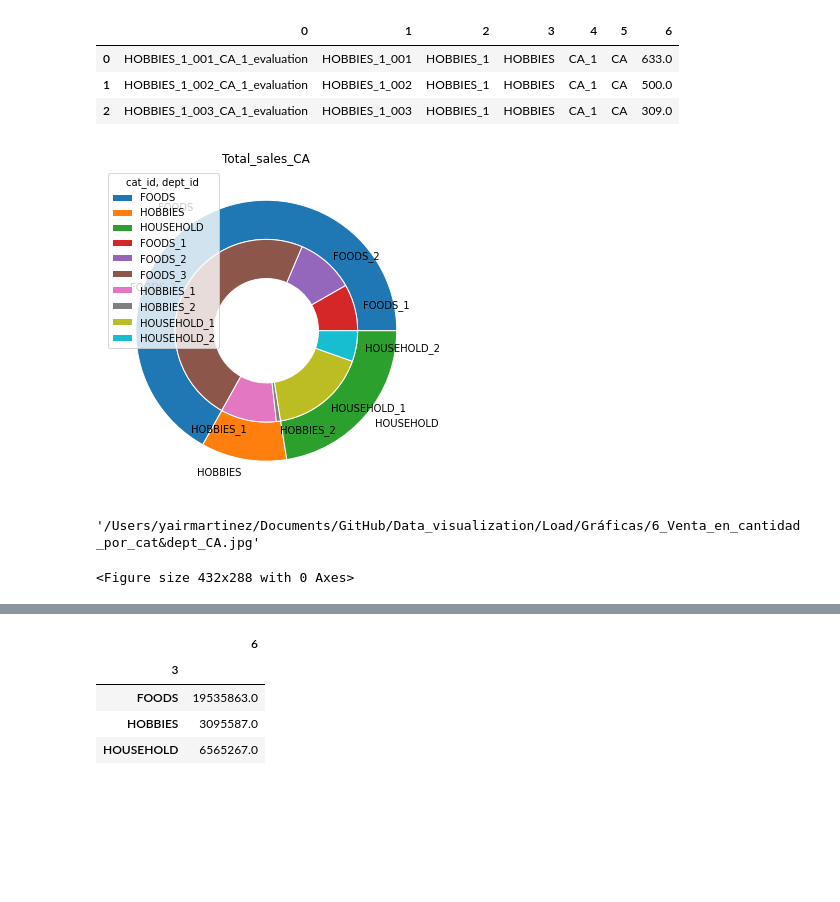
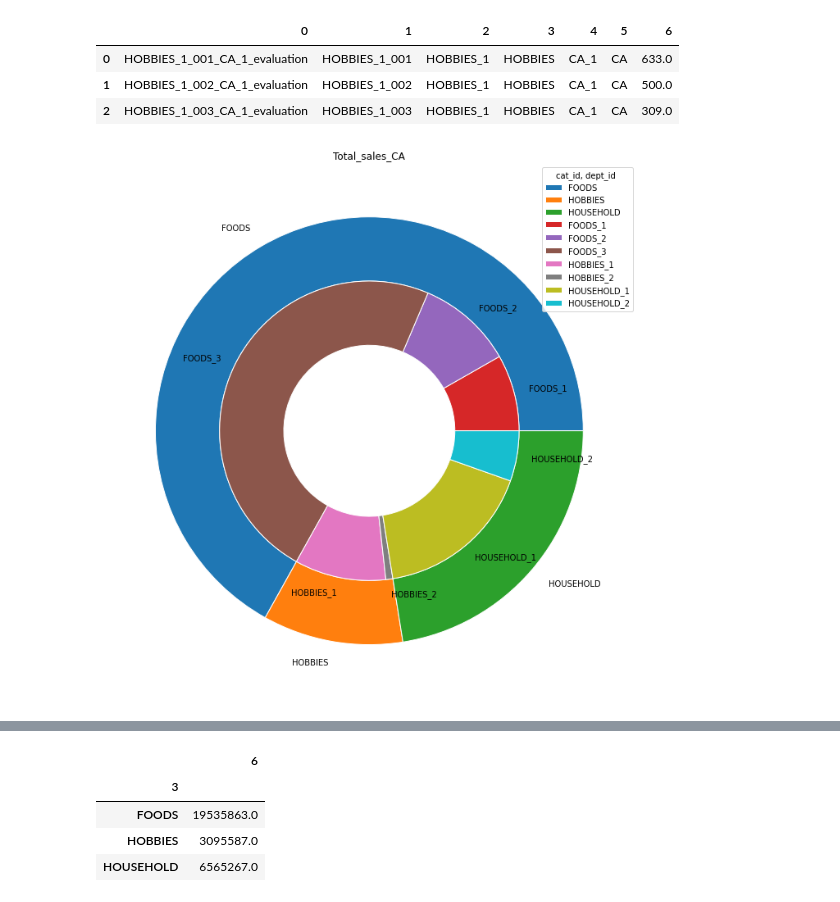
Before and after one commit to lymc33/Data_visualization, a Jupyter notebook: 5_Dashboard_3.ipynb, the cells around one changed output, grey strips where cells are left out. Drawn from its saved outputs; the diff is of its cells as text; code cells hidden in the pictures; blank space fills up the shorter version.

```diff
--- a/5_Dashboard_3.ipynb
+++ b/5_Dashboard_3.ipynb
@@ -114,32 +114,31 @@ df1_CA.head(3)
 # %%
 outer= df1_CA.groupby(3).sum()
 inner= df1_CA.groupby([3,2]).sum()
 inner_labbels = inner.index.get_level_values(1)
 
-fig, ax = plt.subplots(figsize= (6,6))
+fig, ax = plt.subplots(figsize= (12,12))
 
 ax.pie(outer.values.flatten(), radius=1,
        labels=outer.index,
        # autopct='%1.2f%%',
        wedgeprops=dict(width=.3, edgecolor='w'))
 
 ax.pie(inner.values.flatten(), radius=1-.3,
        labels = inner_labbels,
        wedgeprops=dict(width=.3, edgecolor='w'))
 
 ax.set(aspect="equal", title='Total_sales_CA')
 
 plt.legend(title= 'cat_id, dept_id ')
+
+plt.savefig("6_Venta_en_cantidad_por_cat&dept_CA.png")
+pos1= '/Users/yairmartinez/Documents/GitHub/Data_visualization/6_Venta_en_cantidad_por_cat&dept_CA.png'
+pos2= '/Users/yairmartinez/Documents/GitHub/Data_visualization/Load/Gráficas/6_Venta_en_cantidad_por_cat&dept_CA.png'
+shutil.move(pos1,pos2)
+
 plt.show()
-
-plt.savefig("6_Venta_en_cantidad_por_cat&dept_CA.jpg")
-pos1= '/Users/yairmartinez/Documents/GitHub/Data_visualization/6_Venta_en_cantidad_por_cat&dept_CA.jpg'
-pos2= '/Users/yairmartinez/Documents/GitHub/Data_visualization/Load/Gráficas/6_Venta_en_cantidad_por_cat&dept_CA.jpg'
-shutil.move(pos1,pos2)
 # %% [output]
-[figure, old version]
+[figure, new version]
-'/Users/yairmartinez/Documents/GitHub/Data_visualization/Load/Gráficas/6_Venta_en_cantidad_por_cat&dept_CA.jpg'
-<Figure size 432x288 with 0 Axes>
 # %%
 outer= df1_TX.groupby(3).sum()
 inner= df1_TX.groupby([3,2]).sum()
```
Also changed, not shown: parts of 7 cells of this notebook, 12 other files.
